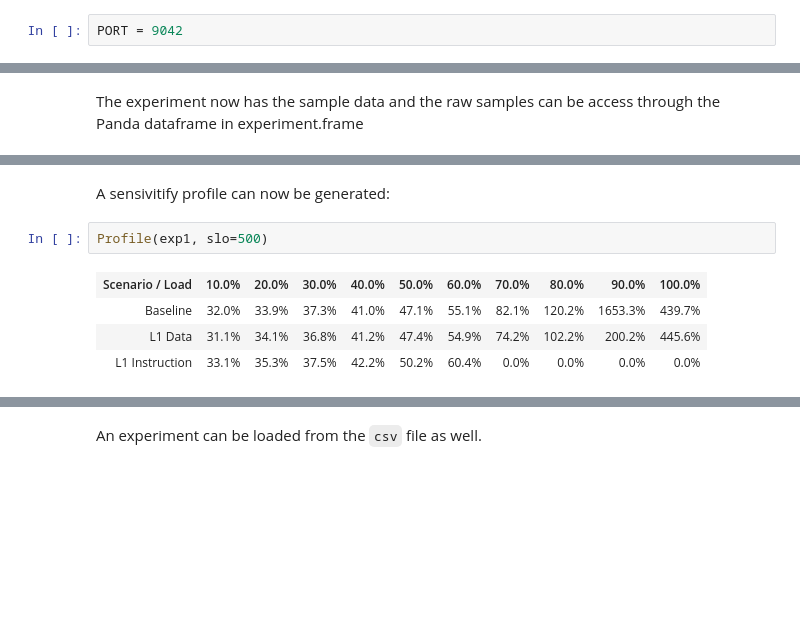
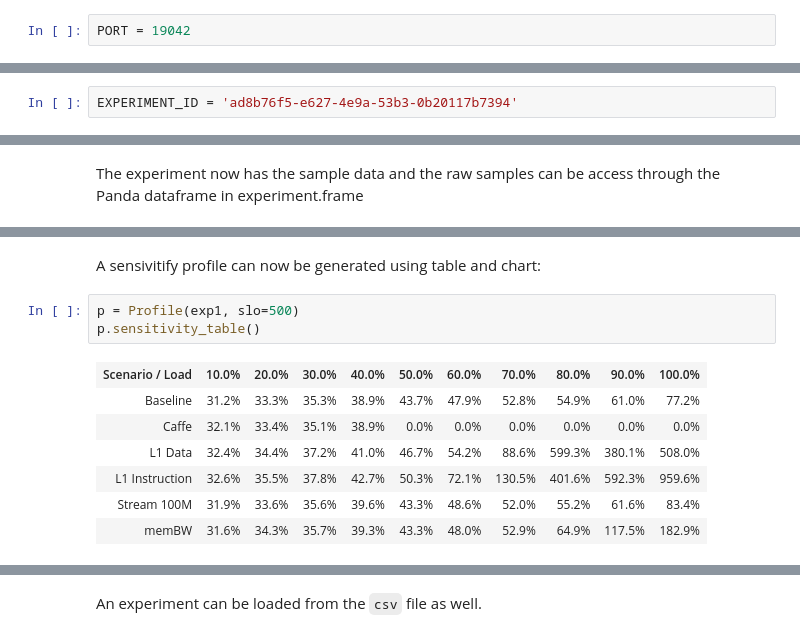
Before and after one commit to intelsdi-x/swan, a Jupyter notebook: scripts/jupyter/example.ipynb, the cells around one changed output, grey strips where cells are left out. Drawn from its saved outputs; the diff is of its cells as text; blank space fills up the shorter version.

Commit message:
support for plot sensitivity profile
Some transformation of df for plots, update docs and split methods
for profile object - for table and graph.

```diff
--- a/scripts/jupyter/example.ipynb
+++ b/scripts/jupyter/example.ipynb
@@ -3,4 +3,4 @@ Before start the experiment, please fill `ip`and `port` of cassandra cluster and
 # %%
 IP = '127.0.0.1'
 # %%
-PORT = 9042
+PORT = 19042
@@ -9,3 +7,5 @@ EXPERIMENT_ID = '57d25f69-d6d7-43e1-5c4e-3b5f5208acdc'
+# %%
+EXPERIMENT_ID = 'ad8b76f5-e627-4e9a-53b3-0b20117b7394'
 # %% [markdown]
 The experiment module contains the entry point for swan experiment data.
 # %%
@@ -53,9 +57,13 @@ exp1
 # %% [markdown]
-A sensivitify profile can now be generated:
+A sensivitify profile can now be generated using table and chart:
 # %%
-Profile(exp1, slo=500)
+p = Profile(exp1, slo=500)
+p.sensitivity_table()
 # %% [output]
 | Scenario / Load | 10.0% | 20.0% | 30.0% | 40.0% | 50.0% | 60.0% | 70.0% | 80.0% | 90.0% | 100.0% |
-| Baseline | 32.0% | 33.9% | 37.3% | 41.0% | 47.1% | 55.1% | 82.1% | 120.2% | 1653.3% | 439.7% |
-| L1 Data | 31.1% | 34.1% | 36.8% | 41.2% | 47.4% | 54.9% | 74.2% | 102.2% | 200.2% | 445.6% |
-| L1 Instruction | 33.1% | 35.3% | 37.5% | 42.2% | 50.2% | 60.4% | 0.0% | 0.0% | 0.0% | 0.0% |
+| Baseline | 31.2% | 33.3% | 35.3% | 38.9% | 43.7% | 47.9% | 52.8% | 54.9% | 61.0% | 77.2% |
+| Caffe | 32.1% | 33.4% | 35.1% | 38.9% | 0.0% | 0.0% | 0.0% | 0.0% | 0.0% | 0.0% |
+| L1 Data | 32.4% | 34.4% | 37.2% | 41.0% | 46.7% | 54.2% | 88.6% | 599.3% | 380.1% | 508.0% |
+| L1 Instruction | 32.6% | 35.5% | 37.8% | 42.7% | 50.3% | 72.1% | 130.5% | 401.6% | 592.3% | 959.6% |
+| Stream 100M | 31.9% | 33.6% | 35.6% | 39.6% | 43.3% | 48.6% | 52.0% | 55.2% | 61.6% | 83.4% |
+| memBW | 31.6% | 34.3% | 35.7% | 39.3% | 43.3% | 48.0% | 52.9% | 64.9% | 117.5% | 182.9% |
```
Also changed, not shown: parts of 6 cells of this notebook, 3 other files.
